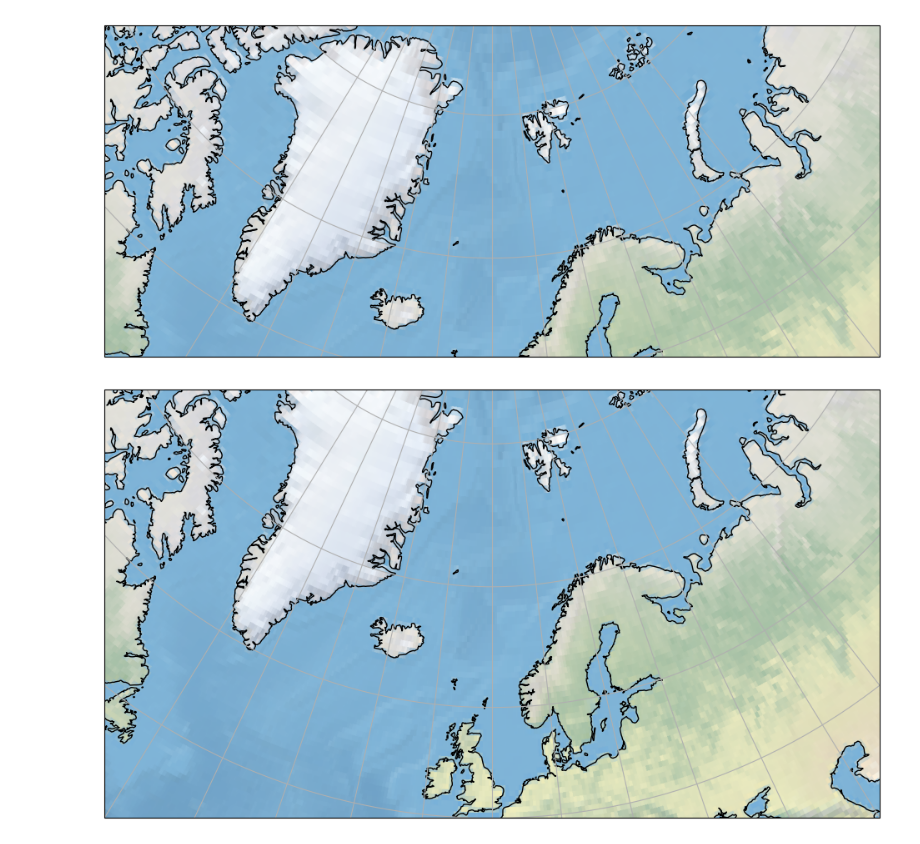
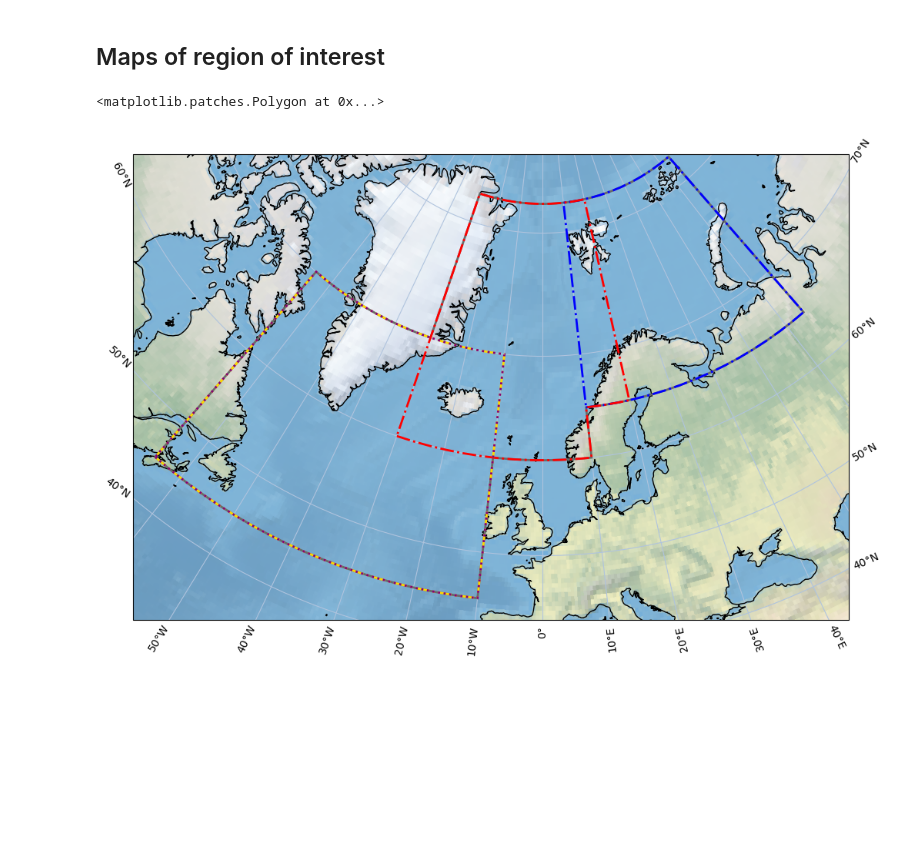
Before and after one commit to flogrows/phd-notebooks, a Jupyter notebook: Maps.ipynb, the cells around one changed output. Saved outputs shown, nothing was run; the diff lists cells and outputs as text; code cells hidden in the pictures; blank space fills up the shorter version.

```diff
--- a/Maps.ipynb
+++ b/Maps.ipynb
@@ -24,34 +6,46 @@ gl.right_labels = False
-# %%
-fig = plt.figure(figsize=[12,8])
-ax = plt.axes(projection=ccrs.LambertConformal(central_longitude=0))
-ax.set_extent([-60,60,50,80], crs=ccrs.Geodetic())
-ax.coastlines()
-ax.stock_img()
-
-#ax.set_xticks([x for x in range(-60,70,10)], crs=ccrs.LambertConformal())
-#ax.xaxis.set_major_formatter(LongitudeFormatter())
-#ax.set_yticks([y for y in range(50,90,10)], crs=ccrs.LambertConformal())
-#ax.yaxis.set_major_formatter(LatitudeFormatter())
-gl = ax.gridlines(draw_labels=False, xlocs = [x for x in range(-50,70,10)], \
-                  ylocs = [y for y in range(50,90,10)])
-#gl.top_labels = False
-#gl.right_labels = False
-# %% [output]
-[figure, removed]
-# %%
-fig = plt.figure(figsize=[12,8])
-ax = plt.axes(projection=ccrs.LambertConformal(central_longitude=0))
-ax.set_extent([-60,60,50,80], crs=ccrs.PlateCarree())
-ax.coastlines()
-ax.stock_img()
-
-#ax.set_xticks([x for x in range(-60,70,10)], crs=ccrs.LambertConformal())
-#ax.xaxis.set_major_formatter(LongitudeFormatter())
-#ax.set_yticks([y for y in range(50,90,10)], crs=ccrs.LambertConformal())
-#ax.yaxis.set_major_formatter(LatitudeFormatter())
-gl = ax.gridlines(draw_labels=False, xlocs = [x for x in range(-50,70,10)], \
-                  ylocs = [y for y in range(50,90,10)])
-gl.top_labels = False
-gl.right_labels = False
-# %% [output]
-[figure, removed]
+# %% [markdown]
+## Maps of region of interest
+# %%
+fig = plt.figure(figsize=[12,8])
+
+map_proj = ccrs.LambertConformal(central_longitude=0)
+map_proj._threshold /= 100
+
+ax = plt.axes(projection=map_proj)
+ax.set_extent([-67,48,43,82], crs=ccrs.PlateCarree())
+ax.coastlines(resolution='50m')
+ax.stock_img()
+
+gl = ax.gridlines(draw_labels=True, color = 'lightsteelblue',  xlocs = [x for x in range(-60,70,10)], \
+                  ylocs = [y for y in range(40,90,10)], x_inline=False, y_inline=False, zorder=1)
+gl.top_labels = False
+
+aoi_corners = [[-65,45],[-10,45],[-10,60],[10,60],[10,65],[65,65],[65,82],[-30,82], [-30,70],[-65,70],[-65,45]]
+aoi = patches.Polygon(xy=aoi_corners, edgecolor='dimgrey', facecolor='none', linewidth=2, transform=ccrs.PlateCarree(), zorder=2)
+ax.add_patch(aoi)
+
+gin_corners = [[-30,60],[10,60],[10,65],[20,65],[20,82],[-30,82],[-30,60]]
+barents_corners = [[10,65],[65,65],[65,82],[10,82],[10,65]]
+labrador_corners = [[-65,45],[-10,45],[-10,70],[-65,70],[-65,45]]
+
+# Barents Sea subregion
+barents_box = patches.Polygon(xy=barents_corners, edgecolor='blue', fc='none', lw=2, ls='-.', transform=ccrs.PlateCarree(), zorder=3)
+ax.add_patch(barents_box)
+
+# Greenland-Iceland-Norwegian Seas subregion
+gin_box = patches.Polygon(xy=gin_corners, edgecolor='red', fc='none', lw=2, ls='-.', transform=ccrs.PlateCarree(), zorder=4)
+ax.add_patch(gin_box)
+
+# Labrador Sea subregion
+labrador_box = patches.Polygon(xy=labrador_corners, edgecolor='gold', fc='none', lw=2, ls='-.', transform=ccrs.PlateCarree(), zorder=5)
+ax.add_patch(labrador_box)
+
+bb1_corners = [[-65,45],[-10,45],[-10,70],[-65,70],[-65,45]] # Labrador Sea
+bb2_corners = [[-30,60],[10,60],[10,82],[-30,82],[-30,60]] # Most of GIN Seas
+bb3_corners = [[10,65],[65,65],[65,82],[10,82],[10,65]] # Barents Sea
+
+bb1 = patches.Polygon(xy=bb1_corners, edgecolor='purple', fc='none', lw=2, ls=':', transform=ccrs.PlateCarree(), zorder=6)
+ax.add_patch(bb1)
+# %% [output]
+<matplotlib.patches.Polygon at 0x...>
+[figure, added]
```
Also changed, not shown: parts of 1 cell of this notebook, 1 other file.
